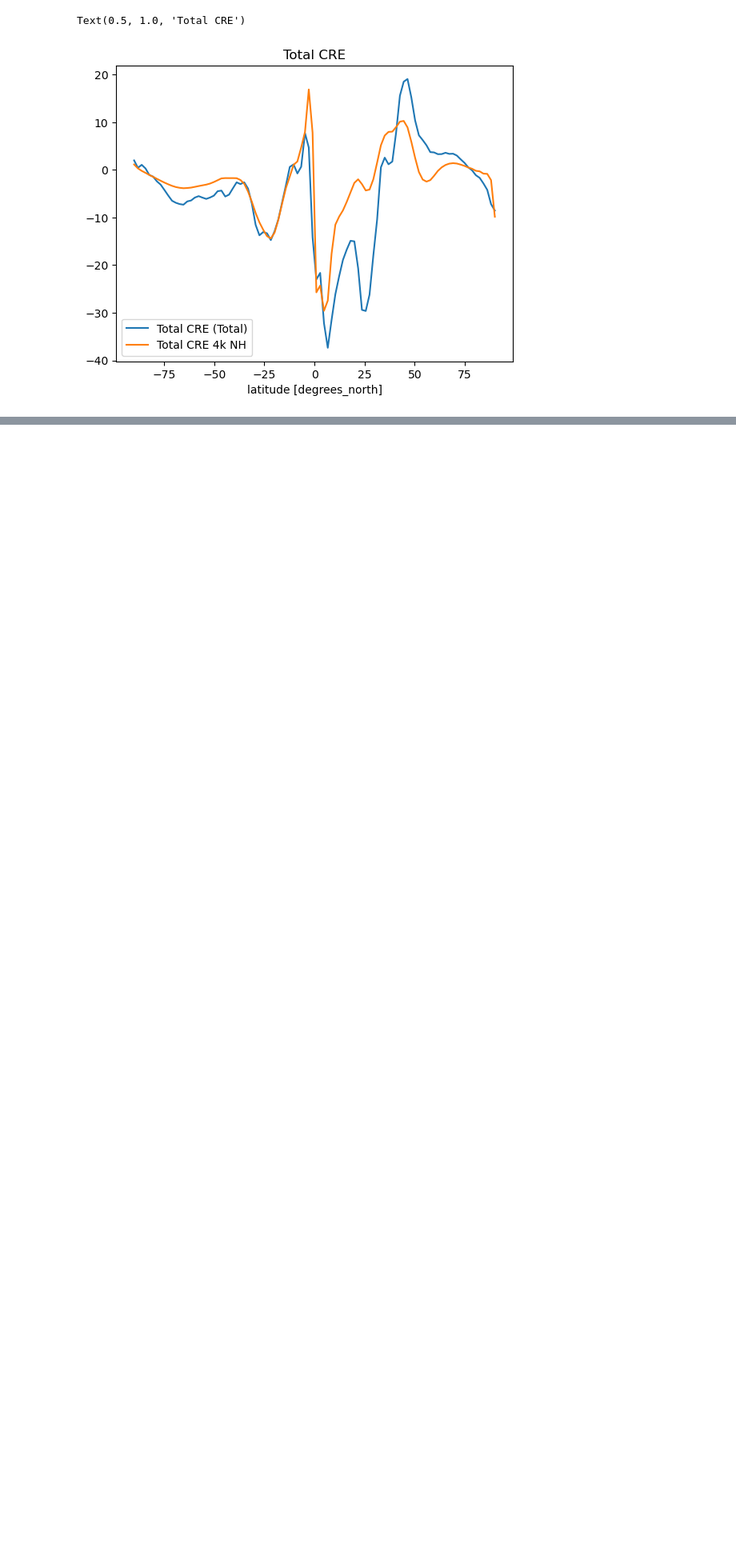
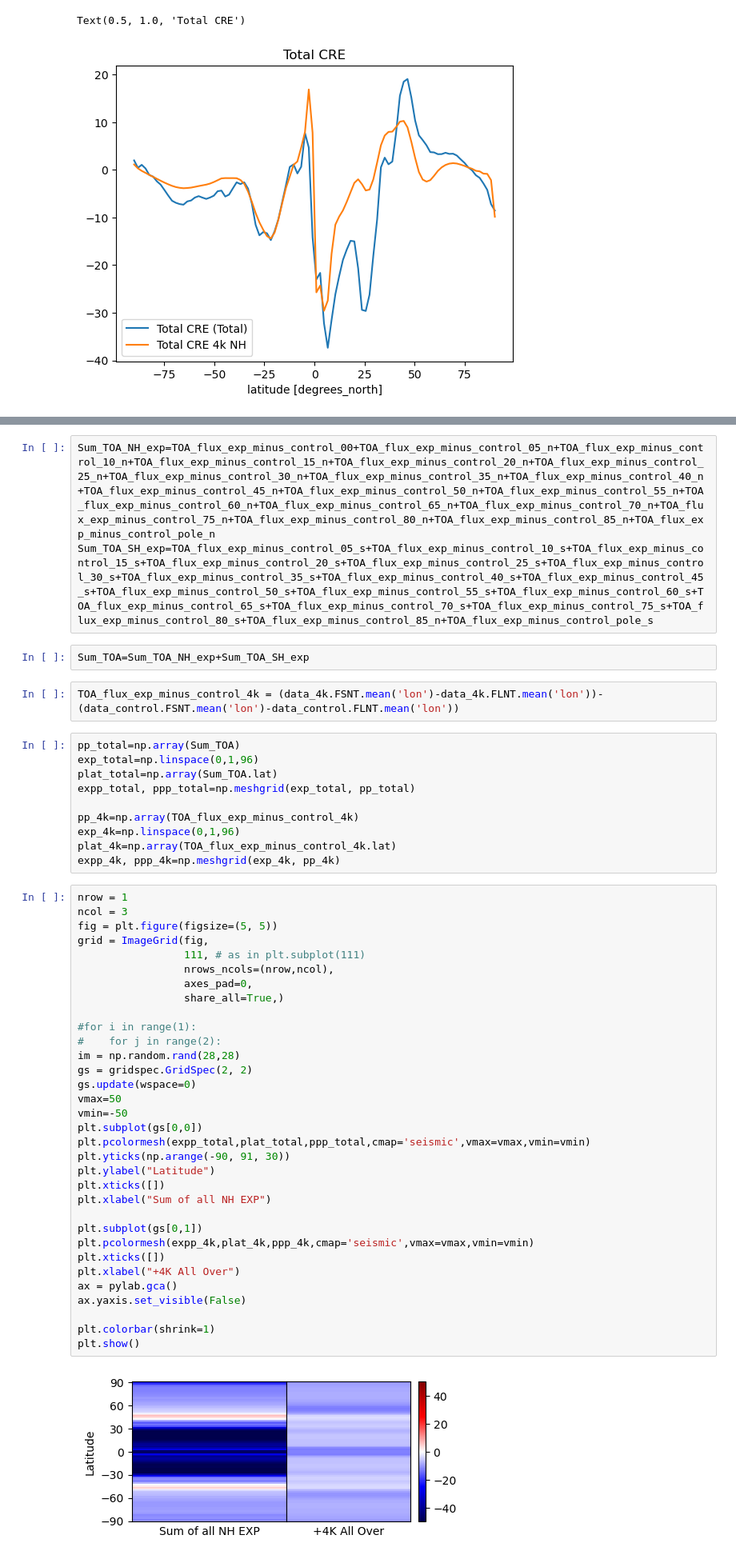
Before and after one commit to mailesasaki/cdds_sst_perturbations, a Jupyter notebook: Project_1_Linearity_test.ipynb, the cells around one changed output, grey strips where cells are left out. Shown at 80% size. Saved outputs shown, nothing was run; the diff lists cells and outputs as text; blank space fills up the shorter version.

```diff
--- a/Project_1_Linearity_test.ipynb
+++ b/Project_1_Linearity_test.ipynb
@@ -1409,0 +1512,52 @@ Text(0.5, 1.0, 'Total CRE')
+# %%
+Sum_TOA_NH_exp=TOA_flux_exp_minus_control_00+TOA_flux_exp_minus_control_05_n+TOA_flux_exp_minus_control_10_n+TOA_flux_exp_minus_control_15_n+TOA_flux_exp_minus_control_20_n+TOA_flux_exp_minus_control_25_n+TOA_flux_exp_minus_control_30_n+TOA_flux_exp_minus_control_35_n+TOA_flux_exp_minus_control_40_n+TOA_flux_exp_minus_control_45_n+TOA_flux_exp_minus_control_50_n+TOA_flux_exp_minus_control_55_n+TOA_flux_exp_minus_control_60_n+TOA_flux_exp_minus_control_65_n+TOA_flux_exp_minus_control_70_n+TOA_flux_exp_minus_control_75_n+TOA_flux_exp_minus_control_80_n+TOA_flux_exp_minus_control_85_n+TOA_flux_exp_minus_control_pole_n
+Sum_TOA_SH_exp=TOA_flux_exp_minus_control_05_s+TOA_flux_exp_minus_control_10_s+TOA_flux_exp_minus_control_15_s+TOA_flux_exp_minus_control_20_s+TOA_flux_exp_minus_control_25_s+TOA_flux_exp_minus_control_30_s+TOA_flux_exp_minus_control_35_s+TOA_flux_exp_minus_control_40_s+TOA_flux_exp_minus_control_45_s+TOA_flux_exp_minus_control_50_s+TOA_flux_exp_minus_control_55_s+TOA_flux_exp_minus_control_60_s+TOA_flux_exp_minus_control_65_s+TOA_flux_exp_minus_control_70_s+TOA_flux_exp_minus_control_75_s+TOA_flux_exp_minus_control_80_s+TOA_flux_exp_minus_control_85_n+TOA_flux_exp_minus_control_pole_s
+# %%
+Sum_TOA=Sum_TOA_NH_exp+Sum_TOA_SH_exp
+# %%
+TOA_flux_exp_minus_control_4k = (data_4k.FSNT.mean('lon')-data_4k.FLNT.mean('lon'))-(data_control.FSNT.mean('lon')-data_control.FLNT.mean('lon'))
+# %%
+pp_total=np.array(Sum_TOA)
+exp_total=np.linspace(0,1,96)
+plat_total=np.array(Sum_TOA.lat)
+expp_total, ppp_total=np.meshgrid(exp_total, pp_total)
+
+pp_4k=np.array(TOA_flux_exp_minus_control_4k)
+exp_4k=np.linspace(0,1,96)
+plat_4k=np.array(TOA_flux_exp_minus_control_4k.lat)
+expp_4k, ppp_4k=np.meshgrid(exp_4k, pp_4k)
+# %%
+nrow = 1
+ncol = 3
+fig = plt.figure(figsize=(5, 5))
+grid = ImageGrid(fig,
+                 111, # as in plt.subplot(111)
+                 nrows_ncols=(nrow,ncol),
+                 axes_pad=0,
+                 share_all=True,)
+
+#for i in range(1):
+#    for j in range(2):
+im = np.random.rand(28,28)
+gs = gridspec.GridSpec(2, 2)
+gs.update(wspace=0)
+vmax=50
+vmin=-50
+plt.subplot(gs[0,0])
+plt.pcolormesh(expp_total,plat_total,ppp_total,cmap='seismic',vmax=vmax,vmin=vmin)
+plt.yticks(np.arange(-90, 91, 30))
+plt.ylabel("Latitude")
+plt.xticks([])
+plt.xlabel("Sum of all NH EXP")
+
+plt.subplot(gs[0,1])
+plt.pcolormesh(expp_4k,plat_4k,ppp_4k,cmap='seismic',vmax=vmax,vmin=vmin)
+plt.xticks([])
+plt.xlabel("+4K All Over")
+ax = pylab.gca()
+ax.yaxis.set_visible(False)
+
+plt.colorbar(shrink=1)
+plt.show()
+# %% [output]
+[figure, added]
```
Also changed, not shown: parts of 43 cells of this notebook.
